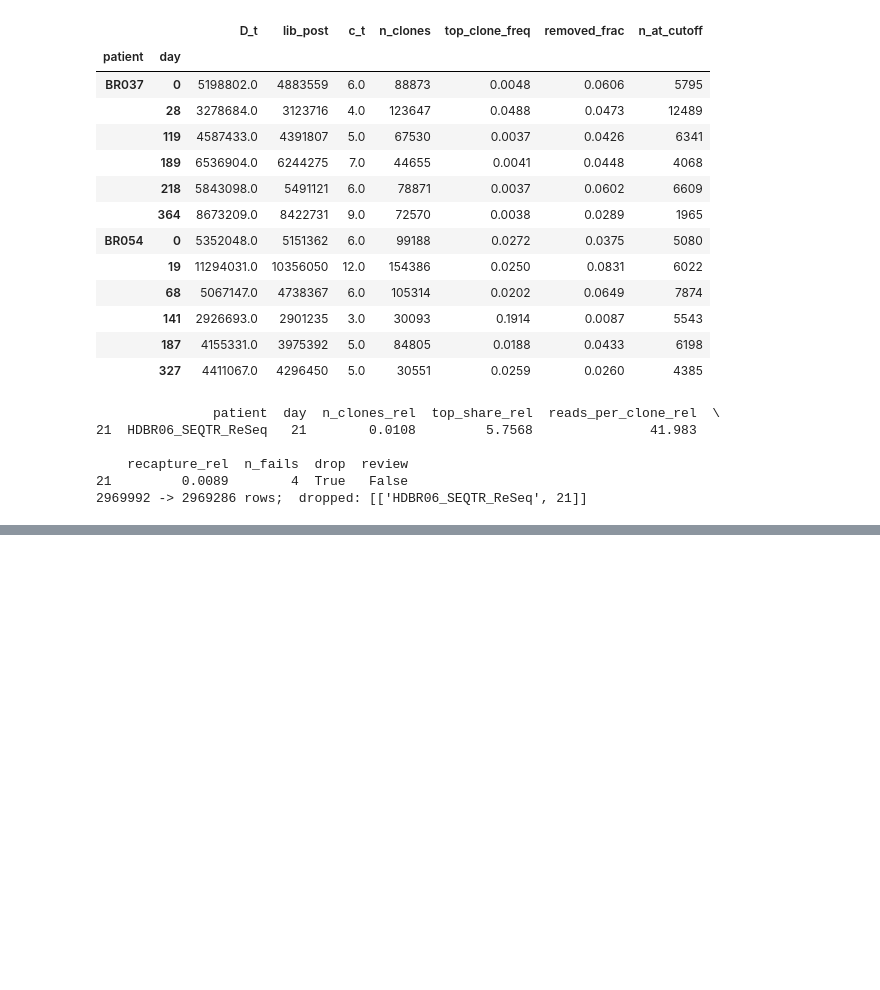
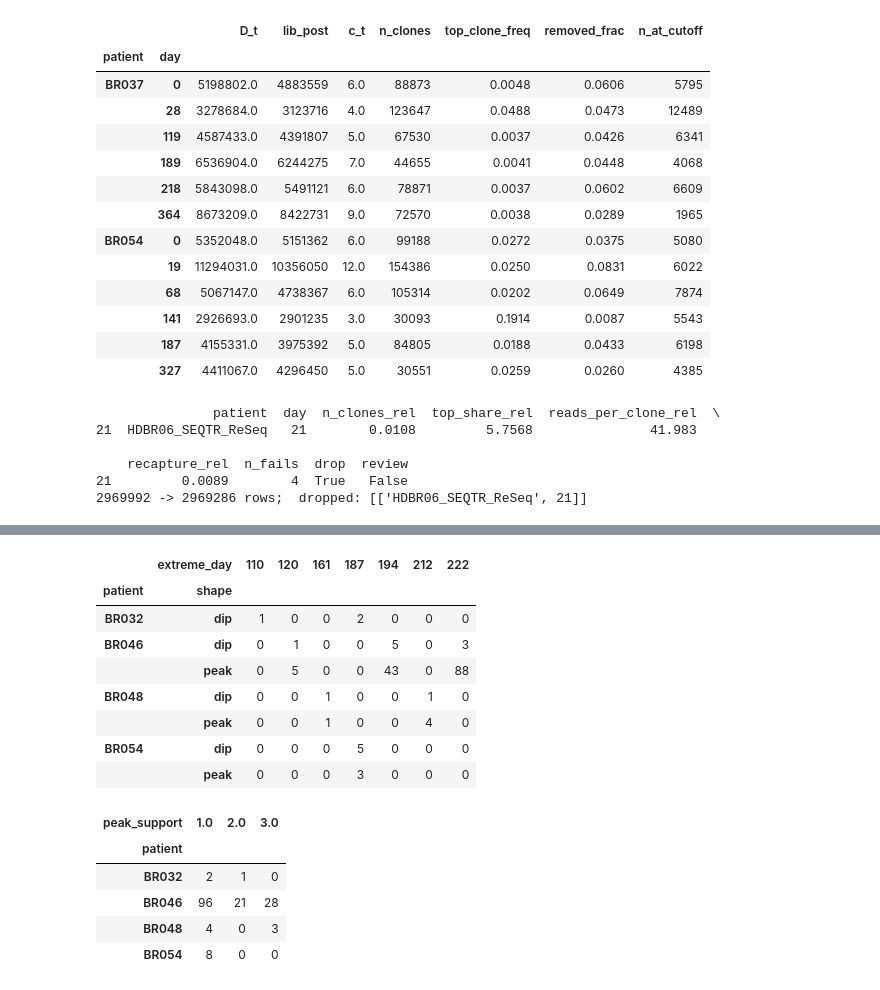
Before and after one commit to leogabcz/VHIO-colab, a Jupyter notebook: notebooks/NB_v2.ipynb, the cells around one changed output, grey strips where cells are left out. Saved outputs shown, nothing was run; the diff lists cells and outputs as text; code cells hidden in the pictures; blank space fills up the shorter version.

```diff
--- a/notebooks/NB_v2.ipynb
+++ b/notebooks/NB_v2.ipynb
@@ -314,0 +216,22 @@ BR052        3693         7      5        2         8     7        69         0.
+# %%
+# %% [3c] Check: do the peaks/dips pile up on one sample? (a suspect sample, not biology)
+pk = called[called['shape'].isin(['peak', 'dip'])]
+display(pd.crosstab([pk['patient'], pk['shape']], pk['extreme_day']))
+display(pk.groupby('patient')['peak_support'].value_counts().unstack(fill_value=0))
+# peak_support == 1: the excursion rests on a single sample -> report with lower confidence
+# %% [output]
+|  | extreme_day | 110 | 120 | 161 | 187 | 194 | 212 | 222 |
+| patient | shape |  |  |  |  |  |  |  |
+| BR032 | dip | 1 | 0 | 0 | 2 | 0 | 0 | 0 |
+| BR046 | dip | 0 | 1 | 0 | 0 | 5 | 0 | 3 |
+|  | peak | 0 | 5 | 0 | 0 | 43 | 0 | 88 |
+| BR048 | dip | 0 | 0 | 1 | 0 | 0 | 1 | 0 |
+|  | peak | 0 | 0 | 1 | 0 | 0 | 4 | 0 |
+| BR054 | dip | 0 | 0 | 0 | 5 | 0 | 0 | 0 |
+|  | peak | 0 | 0 | 0 | 3 | 0 | 0 | 0 |
+| peak_support | 1.0 | 2.0 | 3.0 |
+| patient |  |  |  |
+| BR032 | 2 | 1 | 0 |
+| BR046 | 96 | 21 | 28 |
+| BR048 | 4 | 0 | 3 |
+| BR054 | 8 | 0 | 0 |
```
Also changed, not shown: parts of 8 cells of this notebook, 2 other files.
